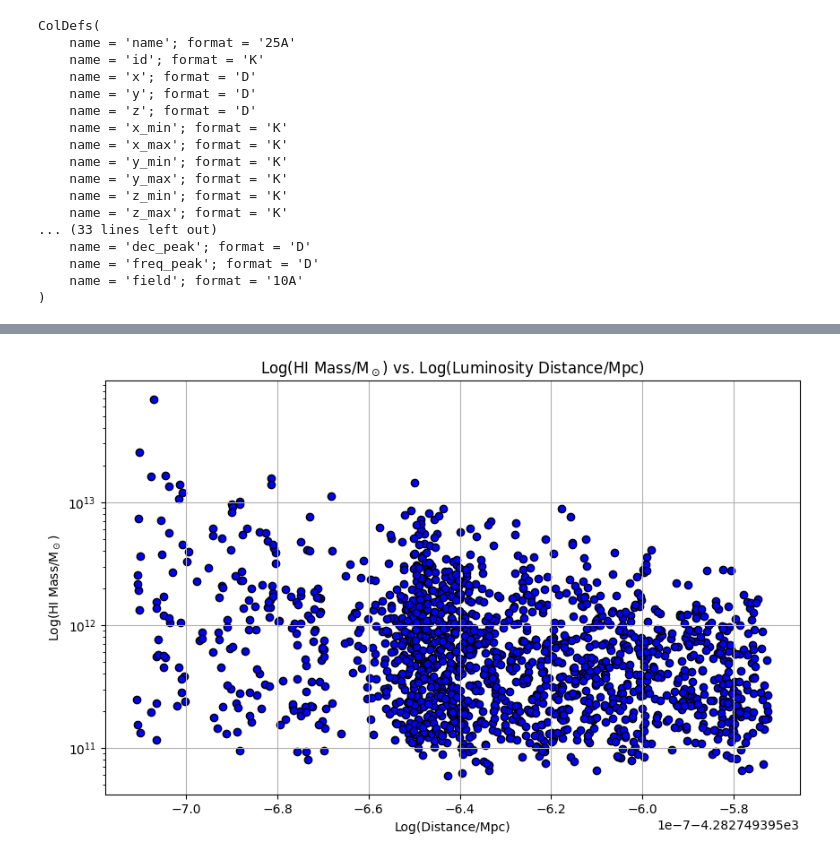
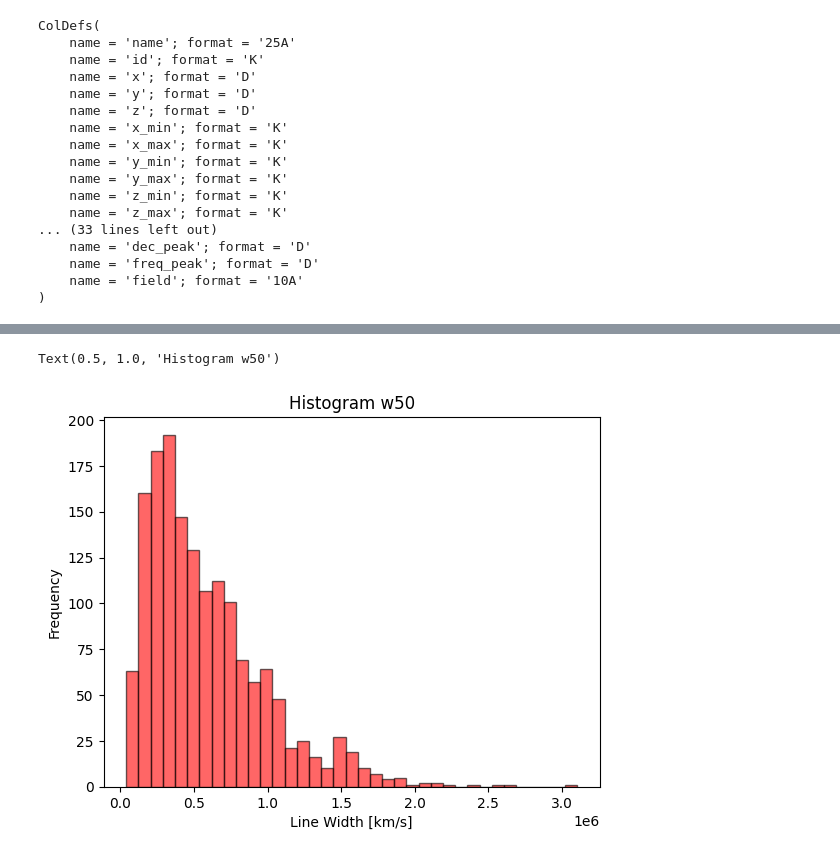
Before and after one commit to AnyelTars/Gas-in-galaxies, a Jupyter notebook: Analysing_APERTIF_data.ipynb, the cells around one changed output, grey strips where cells are left out. Drawn from its saved outputs; the diff is of its cells as text; code cells hidden in the pictures.

```diff
--- a/Analysing_APERTIF_data.ipynb
+++ b/Analysing_APERTIF_data.ipynb
@@ -175,32 +186,12 @@ Text(0.5, 1.0, 'Histogram')
-# %%
-H0 = 70 * (u.km / u.s / u.Mpc)  # Hubble constant
-M_sun = 1 * u.Msun
-channel_width = 1 * u.km / u.s
-
-freq_observed = np.array(data['freq']) * u.GHz
-sum_ff = (np.array(data['f_sum']) / 36621.0967500 * channel_width) * u.Jy * u.km / u.s
-
-restfreq = 1.420405752 * u.GHz
-freq_to_vel = u.doppler_optical(restfreq)
-
-
-velocity = freq_observed.to(u.km / u.s, equivalencies=freq_to_vel)
-distanceHubble = (velocity / H0)
-
-HImass = (2.36e5 * (distanceHubble**2) * sum_ff)
-HImass_threshold = HImass.value[HImass.value > 0]
-distance_threshold = distanceHubble.value[HImass.value > 0]
-
-
-
-plt.figure(figsize=(10, 6))
-plt.scatter(distance_threshold, HImass_threshold, color='blue', edgecolor='k')
-plt.title('Log(HI Mass/M$_\\odot$) vs. Log(Luminosity Distance/Mpc)')
-plt.xlabel('Log(Distance/Mpc)')
-plt.ylabel('Log(HI Mass/M$_\\odot$)')
-#plt.xscale('log')
-plt.yscale('log')
-plt.grid(True)
-plt.show()
-# %% [output]
-[figure, removed]
+# %%
+# Solution 2
+w50=np.array(data['w50'])
+#print(len(w20))
+plt.hist(w50, bins='auto', edgecolor='black',color='r',alpha=0.6)
+
+plt.xlabel('Line Width [km/s]')
+plt.ylabel('Frequency')
+plt.title('Histogram w50')
+# %% [output]
+Text(0.5, 1.0, 'Histogram w50')
+[figure, added]
```
Also changed, not shown: parts of 25 cells of this notebook.
